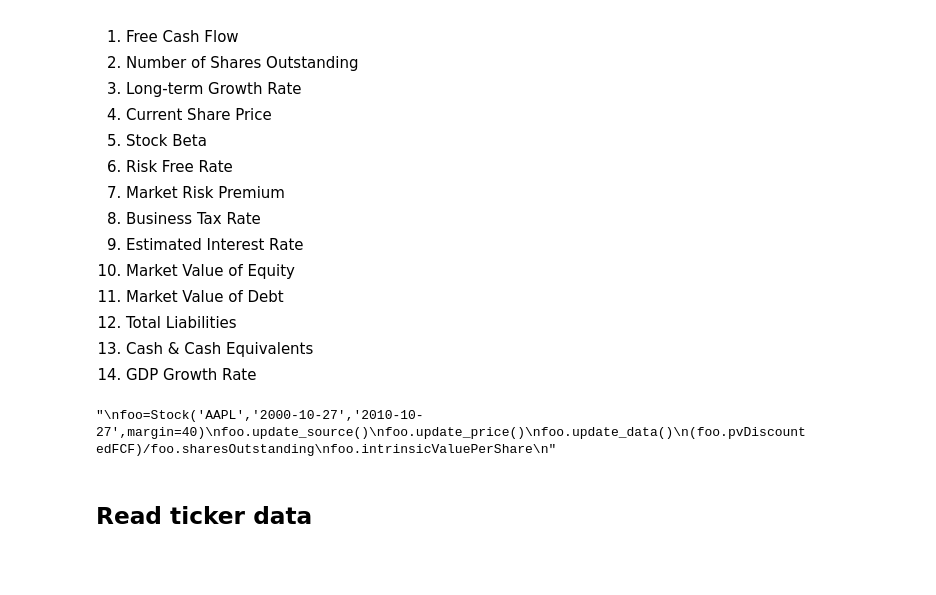
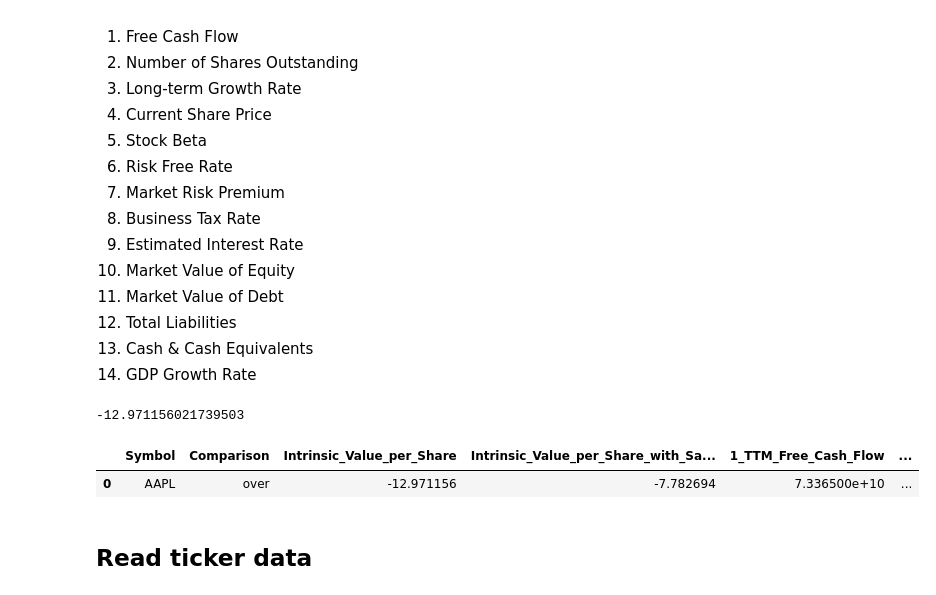
Before and after one commit to lester1027/daric_dashboard, a Jupyter notebook: dashboard.ipynb, the cells around one changed output. Cells and saved outputs as stored; diff of their text form; code cells hidden in the pictures; blank space fills up the shorter version.

```diff
--- a/dashboard.ipynb
+++ b/dashboard.ipynb
@@ -318,16 +319,20 @@ class Stock:
         return self
 # %%
 #test
-'''
-foo=Stock('AAPL','2000-10-27','2010-10-27',margin=40)
+
+foo=Stock('AAPL','2015-10-27','2020-10-27',margin=40)
 foo.update_source()
 foo.update_price()
 foo.update_data()
 (foo.pvDiscountedFCF)/foo.sharesOutstanding
 foo.intrinsicValuePerShare
-'''
 # %% [output]
-"\nfoo=Stock('AAPL','2000-10-27','2010-10-27',margin=40)\nfoo.update_source()\nfoo.update_price()\nfoo.update_data()\n(foo.pvDiscountedFCF)/foo.sharesOutstanding\nfoo.intrinsicValuePerShare\n"
+-12.971156021739503
+# %%
+foo.df_figures
+# %% [output]
+|  | Symbol | Comparison | Intrinsic_Value_per_Share | Intrinsic_Value_per_Share_with_Sa... | 1_TTM_Free_Cash_Flow | ... |
+| 0 | AAPL | over | -12.971156 | -7.782694 | 7.336500e+10 | ... |
 # %% [markdown]
 ## Read ticker data
 # %%
```
Also changed, not shown: parts of 2 cells of this notebook, 1 other file.
